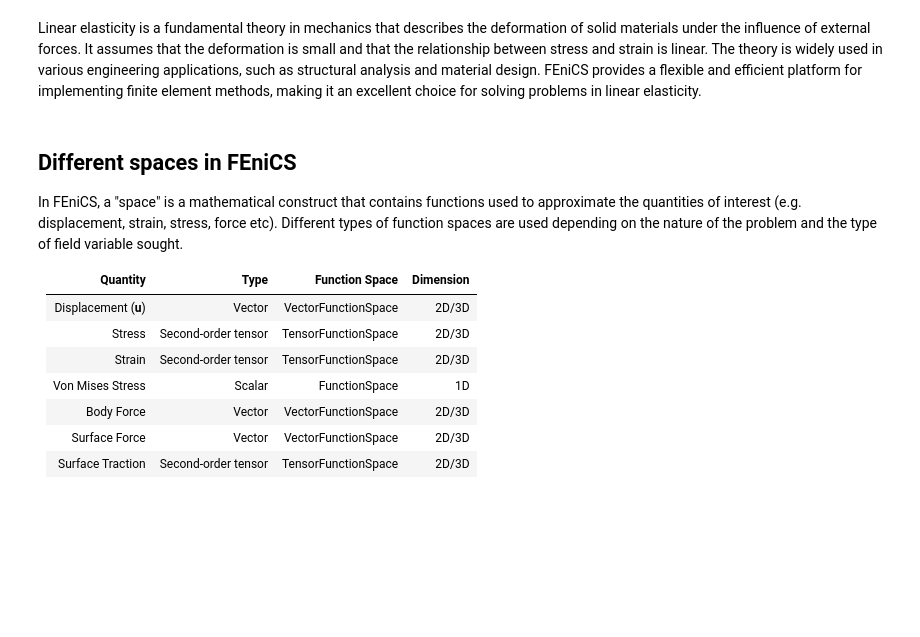
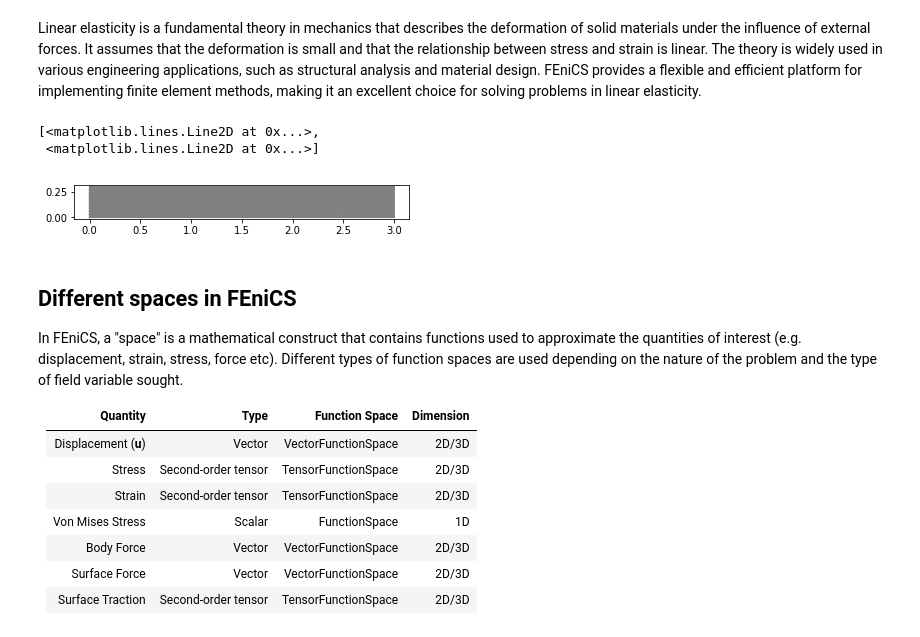
Before and after one commit to abhinavtk7/fenics-tutorials, a Jupyter notebook: day-3/tutorials/1_beam_bending.ipynb, the cells around one changed output. Cells and saved outputs as stored; diff of their text form; code cells hidden in the pictures; blank space fills up the shorter version.

```diff
--- a/day-3/tutorials/1_beam_bending.ipynb
+++ b/day-3/tutorials/1_beam_bending.ipynb
@@ -11,6 +11,12 @@ num_ele_along_depth = 10
 ele_size = depth/num_ele_along_depth
 mesh = RectangleMesh(Point(0, 0), Point(length, depth),
                      int(length/ele_size), int(depth/ele_size))
+# %%
+plot(mesh)
+# %% [output]
+[<matplotlib.lines.Line2D at 0x...>,
+ <matplotlib.lines.Line2D at 0x...>]
+[figure, added]
 # %% [markdown]
 ## Different spaces in FEniCS
 
```
Also changed, not shown: parts of 1 cell of this notebook, 10 other files.
